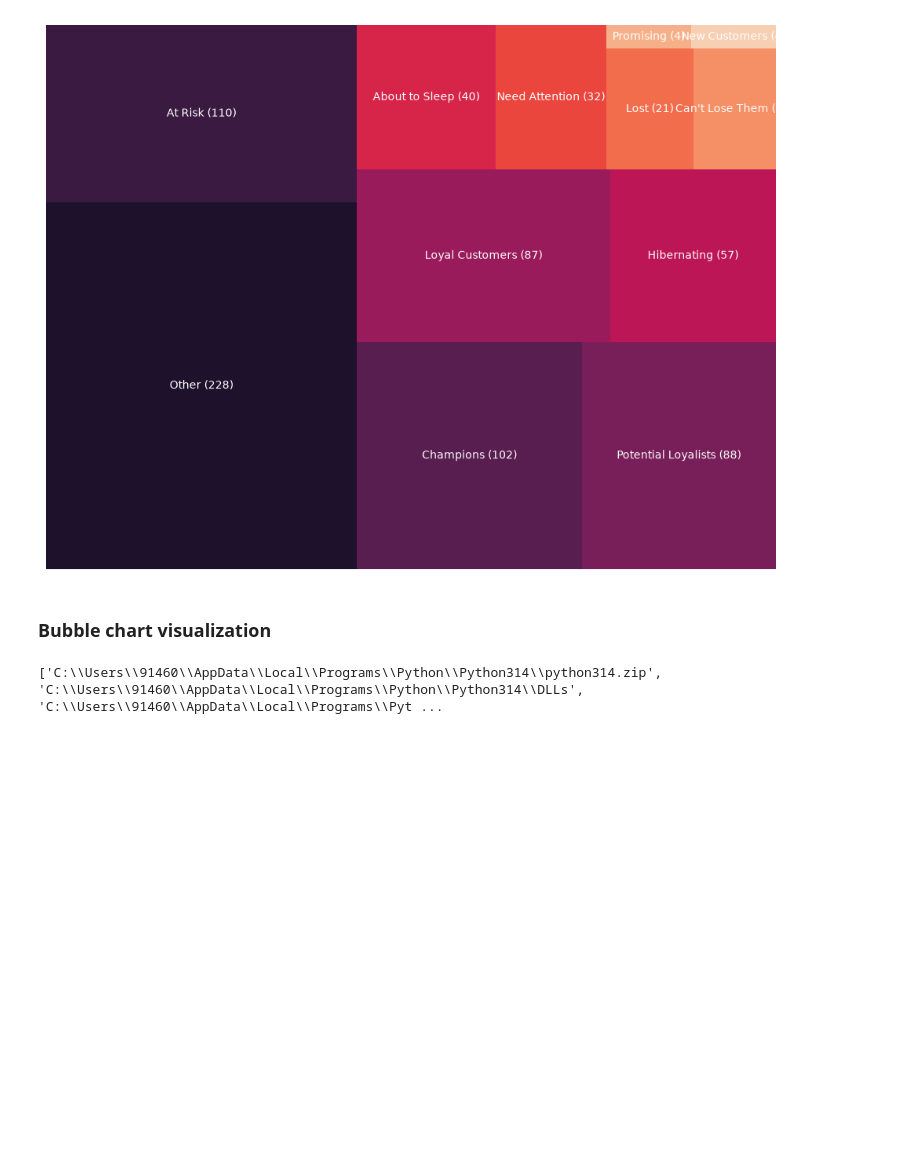
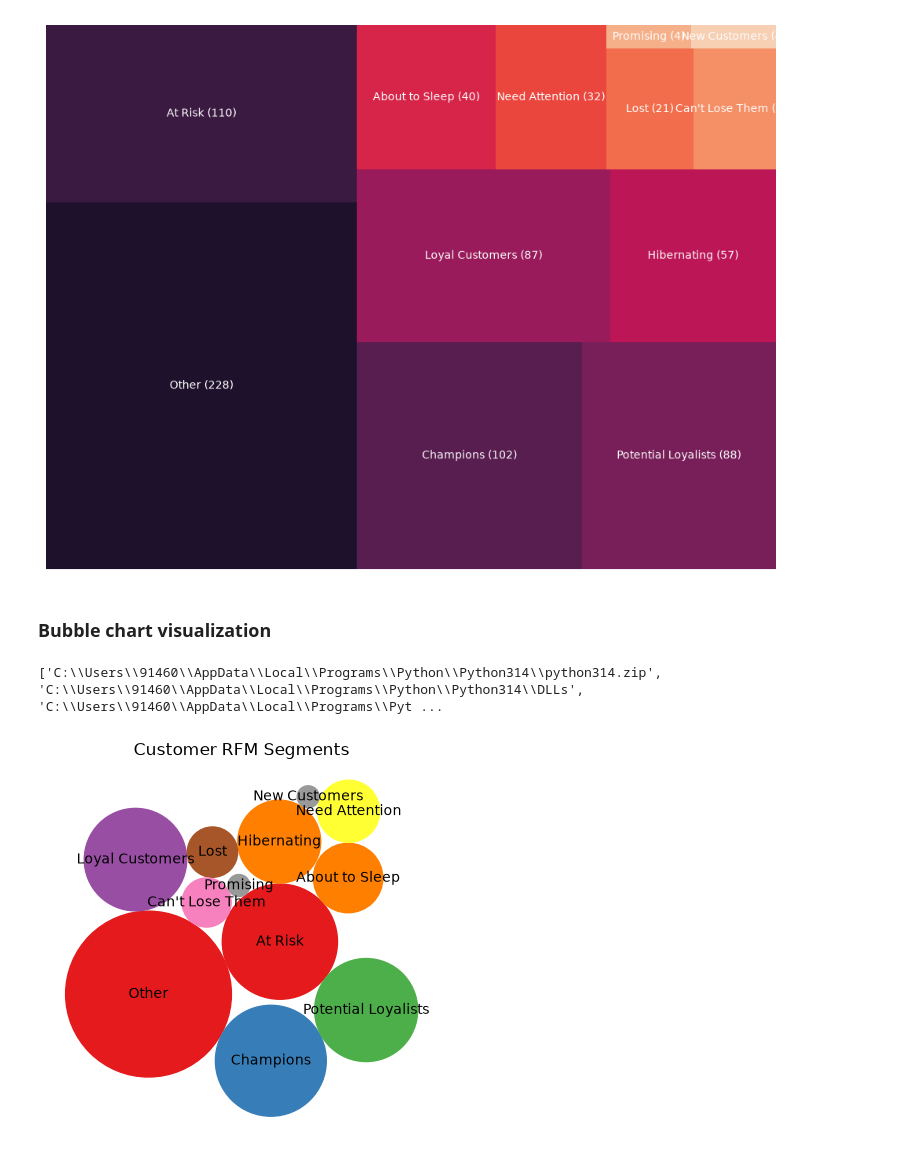
Before and after one commit to Reyal335/Superstore-Sales-Dashboard, a Jupyter notebook: notebooks/Z0_RFM_analysis.ipynb, the cells around one changed output. Drawn from its saved outputs; the diff is of its cells as text; code cells hidden in the pictures; blank space fills up the shorter version.

Commit message:
bubble chart visualization

```diff
--- a/notebooks/Z0_RFM_analysis.ipynb
+++ b/notebooks/Z0_RFM_analysis.ipynb
@@ -266,15 +266,15 @@ segment_sumamry
 # %%
 plt.figure(figsize=(12, 9))
 
-segment_sumamry = customer_rfm["Segment"].value_counts().to_frame(name="segment_count")
+segment_summary = customer_rfm["Segment"].value_counts().to_frame(name="segment_count")
 
 labels = [
     f"{name} ({value})"
-    for name, value in zip(segment_sumamry.index.tolist(), segment_sumamry["segment_count"])
+    for name, value in zip(segment_summary .index.tolist(), segment_summary ["segment_count"])
 ]
 
 
-squarify.plot(sizes=segment_sumamry['segment_count'],
+squarify.plot(sizes=segment_summary['segment_count'],
               label = labels,
               text_kwargs = {'fontsize': 10, 'color': 'white'},
               color=sns.color_palette("rocket", len(customer_rfm["Segment"].value_counts())))
@@ -296,3 +296,28 @@ print(sys.path)
 import os
 os.chdir(r"../visuals")
 from bubblechart import BubbleChart
+# %%
+from matplotlib import colormaps
+
+bubble_chart = BubbleChart(area=segment_summary['segment_count'],
+                           bubble_spacing=0.1)
+
+bubble_chart.collapse()
+
+n = len(segment_summary)
+
+colors = colormaps['Set1'](np.linspace(0, 1, n))
+
+fig, ax = plt.subplots(subplot_kw=dict(aspect='equal'))
+bubble_chart.plot(
+    ax, segment_summary.index.to_list(), colors
+)
+
+ax.axis("off")
+ax.relim()
+ax.autoscale_view()
+ax.set_title('Customer RFM Segments')
+
+plt.show()
+# %% [output]
+[figure, added]
```
